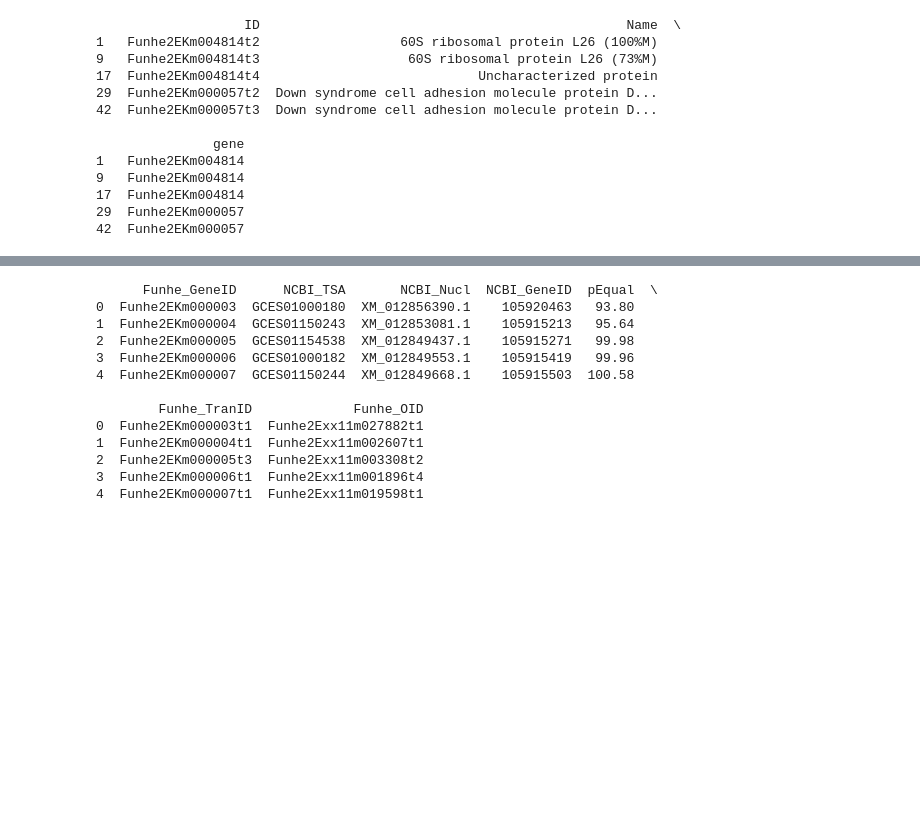
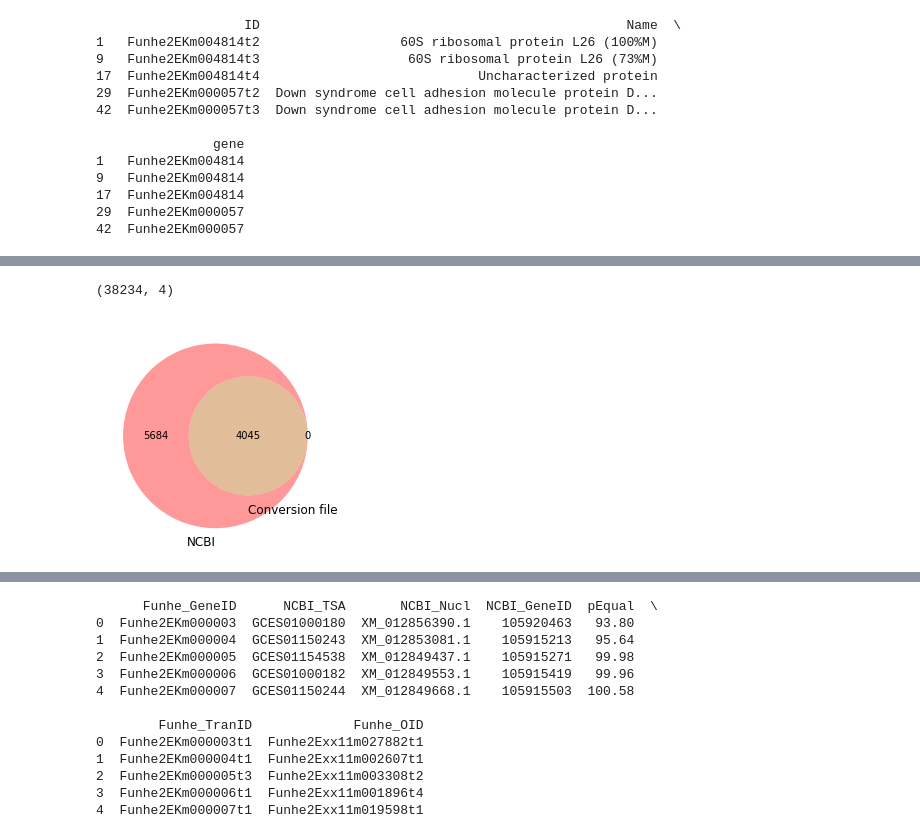
Before and after one commit to johnsolk/Fundulus_heteroclitus_genome_stats, a Jupyter notebook: Fundulus_heteroclitus_genome_stats.ipynb, the cells around one changed output, grey strips where cells are left out. Saved outputs shown, nothing was run; the diff lists cells and outputs as text; code cells hidden in the pictures; blank space fills up the shorter version.

```diff
--- a/Fundulus_heteroclitus_genome_stats.ipynb
+++ b/Fundulus_heteroclitus_genome_stats.ipynb
@@ -342,0 +222,2 @@ print(geneID.shape)
+# %%
+RefSeq_NCBI_annotations = GFF3Parser(filename="../tmp_Fhet_files/ref_Fundulus_heteroclitus-3.0.2_top_level.gff3").read()
@@ -353,2 +433,2 @@ Number of unique gene ID (parsed from 'Dbxref') : 26303
 # %%
-WhiteheadLab_conversions = GFF3Parser(filename="../tmp_Fhet_files/heteroclitus_genbank_GBE_2017-05-12.gff").read()
+WhiteheadLab_conversions = GFF3Parser(filename="../tmp_Fhet_files/heteroclitus_refseq_GBE_2017-05-12.gff").read()
@@ -393,0 +473,3 @@ print(Whiteheadlab_genenames.head())
+# %%
+Whiteheadlab_scaffolds = WhiteheadLab_conversions.dropna(subset=['seqid']).drop_duplicates(subset='seqid')[['seqid']]
+print(Whiteheadlab_scaffolds.shape)
@@ -407,0 +531,24 @@ print(NCBI_genenames.shape)
+# %%
+protein_ID.head()
+print(protein_ID.shape)
+# %% [output]
+(38234, 4)
+# %%
+# get scaffold ID and Funhe gene ID
+scaffold_NW_ncbi = set(RefSeq_NCBI_annotations['seqid'])
+scaffold_NW_conversion = set(Whiteheadlab_scaffolds['seqid'])
+geneID_Funhe2EK_DG = set(combined_DonGilbert_annotations['gene'])
+geneID_Funhe2EK_overlap = set(Whiteheadlab_genenames['gene'])
+transcriptID_Funhe2EK_DG = set(combined_DonGilbert_annotations['ID'])
+transcriptID_Funhe2EK_overlap = set(Whiteheadlab_genenames['ID'])
+# %%
+%matplotlib inline
+import pylab as plt
+from matplotlib_venn import venn2
+venn2(subsets = (len(scaffold_NW_ncbi)-len(scaffold_NW_ncbi.intersection(scaffold_NW_conversion)),
+                 len(scaffold_NW_conversion)-len(scaffold_NW_ncbi.intersection(scaffold_NW_conversion)),
+                 len(scaffold_NW_ncbi.intersection(scaffold_NW_overlap))),
+      set_labels = ('NCBI', 'Conversion file'))
+plt.show()
+# %% [output]
+[figure, added]
```
Also changed, not shown: parts of 97 cells of this notebook, 3 other files.
